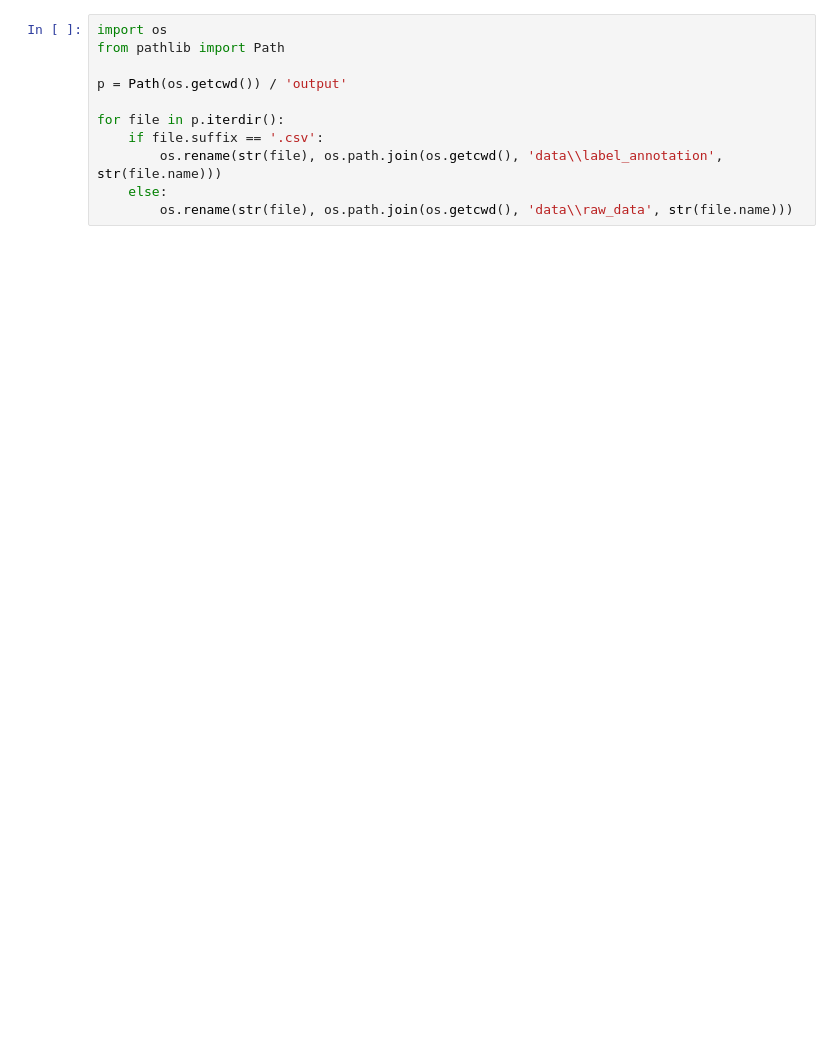
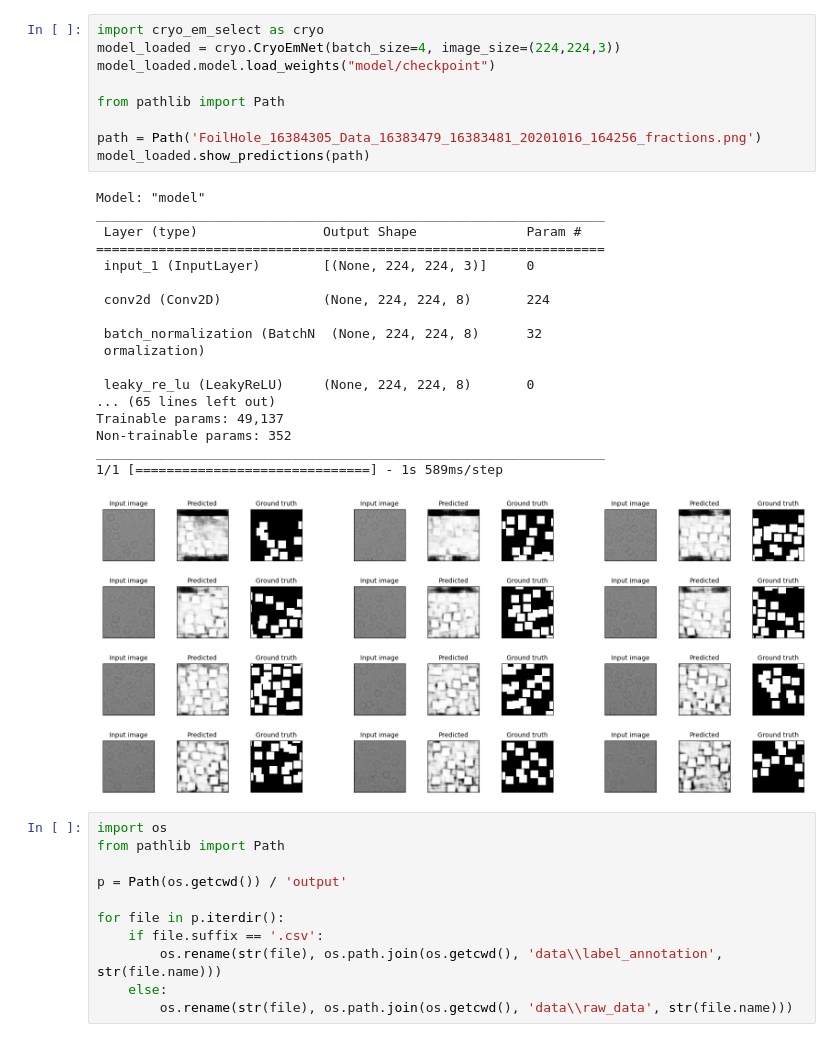
Before and after one commit to Joac1137/cryo-em_classification, a Jupyter notebook: experiments.ipynb, the cells around one changed output. Drawn from its saved outputs; the diff is of its cells as text; blank space fills up the shorter version.

Commit message:
Created model and saved it in the model dir.

```diff
--- a/experiments.ipynb
+++ b/experiments.ipynb
@@ -36,3 +40,31 @@ ValueError: Failed to convert a NumPy array to a Tensor (Unsupported object type
+# %%
+import cryo_em_select as cryo
+model_loaded = cryo.CryoEmNet(batch_size=4, image_size=(224,224,3))
+model_loaded.model.load_weights("model/checkpoint")
+
+from pathlib import Path
+
+path = Path('FoilHole_16384305_Data_16383479_16383481_20201016_164256_fractions.png')
+model_loaded.show_predictions(path)
+# %% [output]
+Model: "model"
+_________________________________________________________________
+ Layer (type)                Output Shape              Param #
+=================================================================
+ input_1 (InputLayer)        [(None, 224, 224, 3)]     0
+
+ conv2d (Conv2D)             (None, 224, 224, 8)       224
+
+ batch_normalization (BatchN  (None, 224, 224, 8)      32
+ ormalization)
+
+ leaky_re_lu (LeakyReLU)     (None, 224, 224, 8)       0
+... (65 lines left out)
+Trainable params: 49,137
+Non-trainable params: 352
+_________________________________________________________________
+1/1 [==============================] - 1s 589ms/step
+[figure, added]
 # %%
 import os
 from pathlib import Path
```
Also changed, not shown: parts of 4 cells of this notebook, 3 other files.
